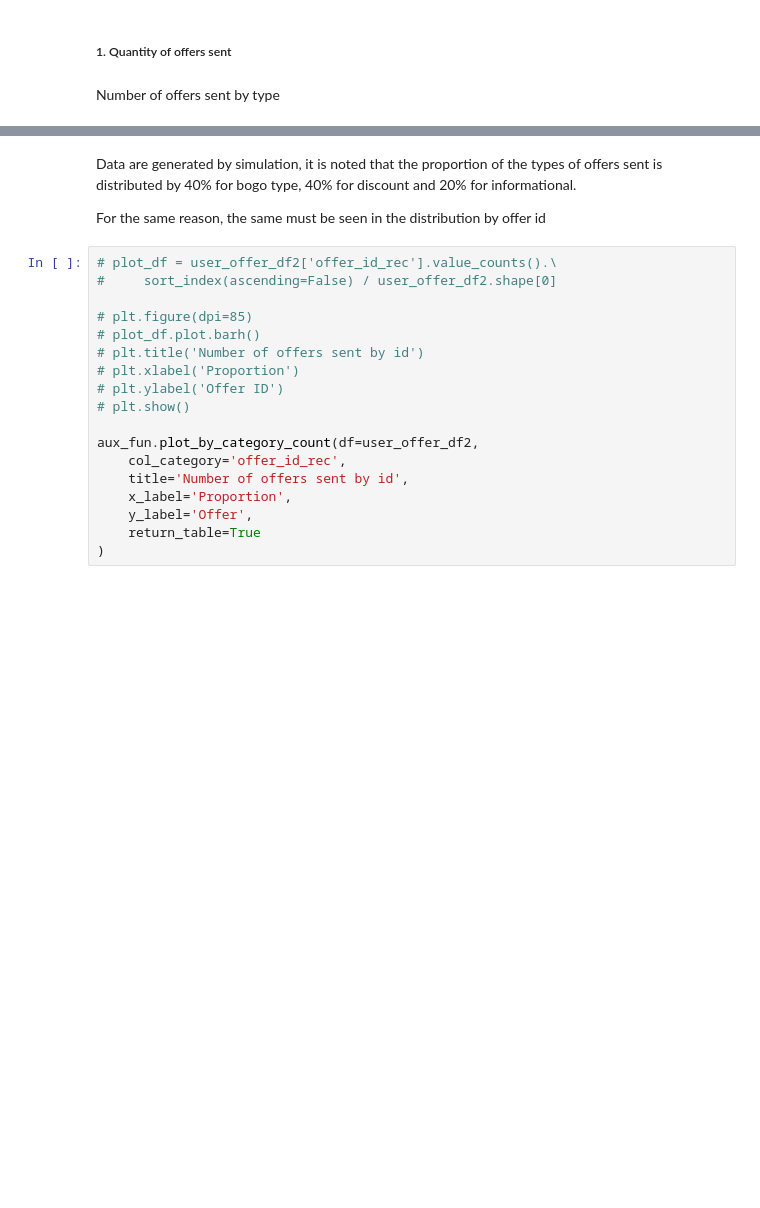
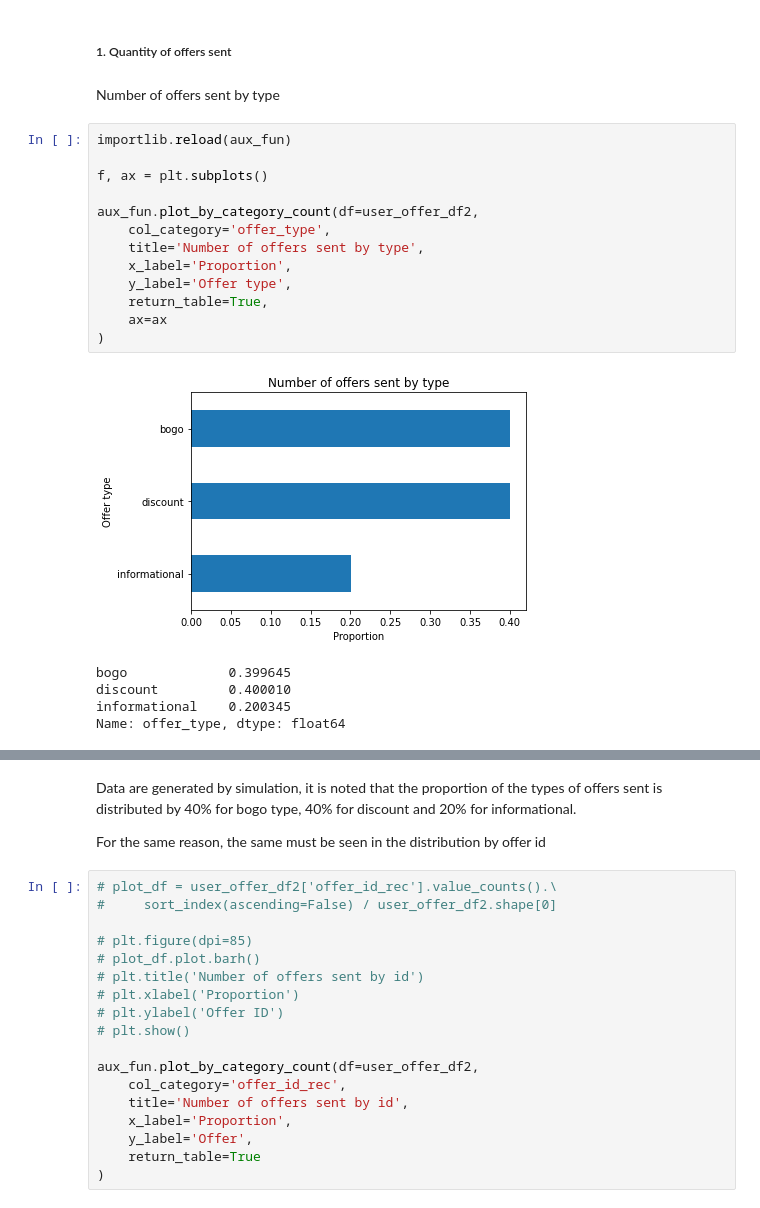
Before and after one commit to IsmaelMiranda11/capstone_project_offer_starbucks, a Jupyter notebook: Data Exploration.ipynb, the cells around one changed output, grey strips where cells are left out. Drawn from its saved outputs; the diff is of its cells as text; blank space fills up the shorter version.

```diff
--- a/Data Exploration.ipynb
+++ b/Data Exploration.ipynb
@@ -247,3 +248,22 @@ Questions
 ##### 1. Quantity of offers sent
 # %% [markdown]
 Number of offers sent by type
+# %%
+importlib.reload(aux_fun)
+
+f, ax = plt.subplots()
+
+aux_fun.plot_by_category_count(df=user_offer_df2,
+    col_category='offer_type',
+    title='Number of offers sent by type',
+    x_label='Proportion',
+    y_label='Offer type',
+    return_table=True,
+    ax=ax
+)
+# %% [output]
+[figure, added]
+bogo             0.399645
+discount         0.400010
+informational    0.200345
+Name: offer_type, dtype: float64
```
Also changed, not shown: parts of 34 cells of this notebook, 1 other file.
